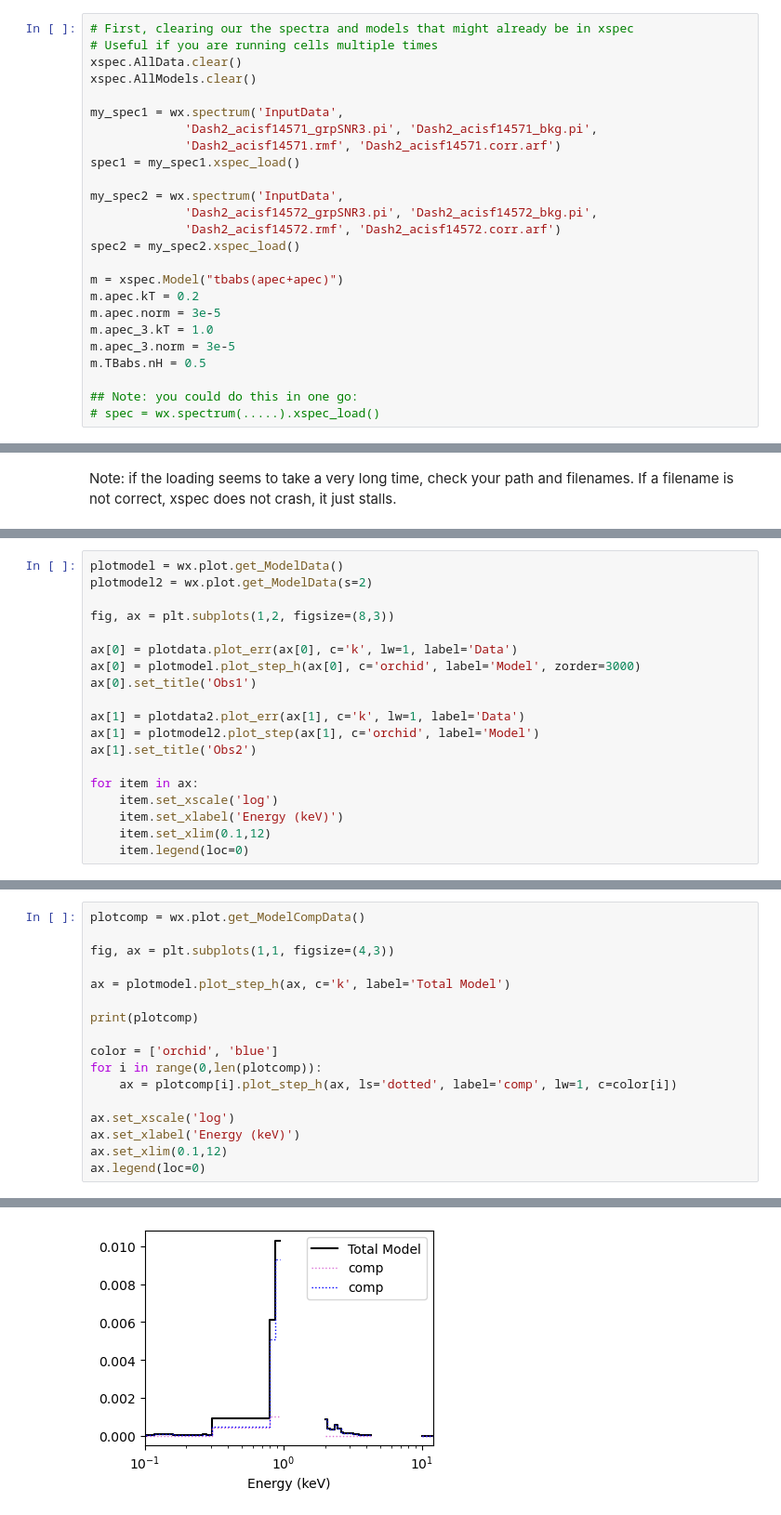
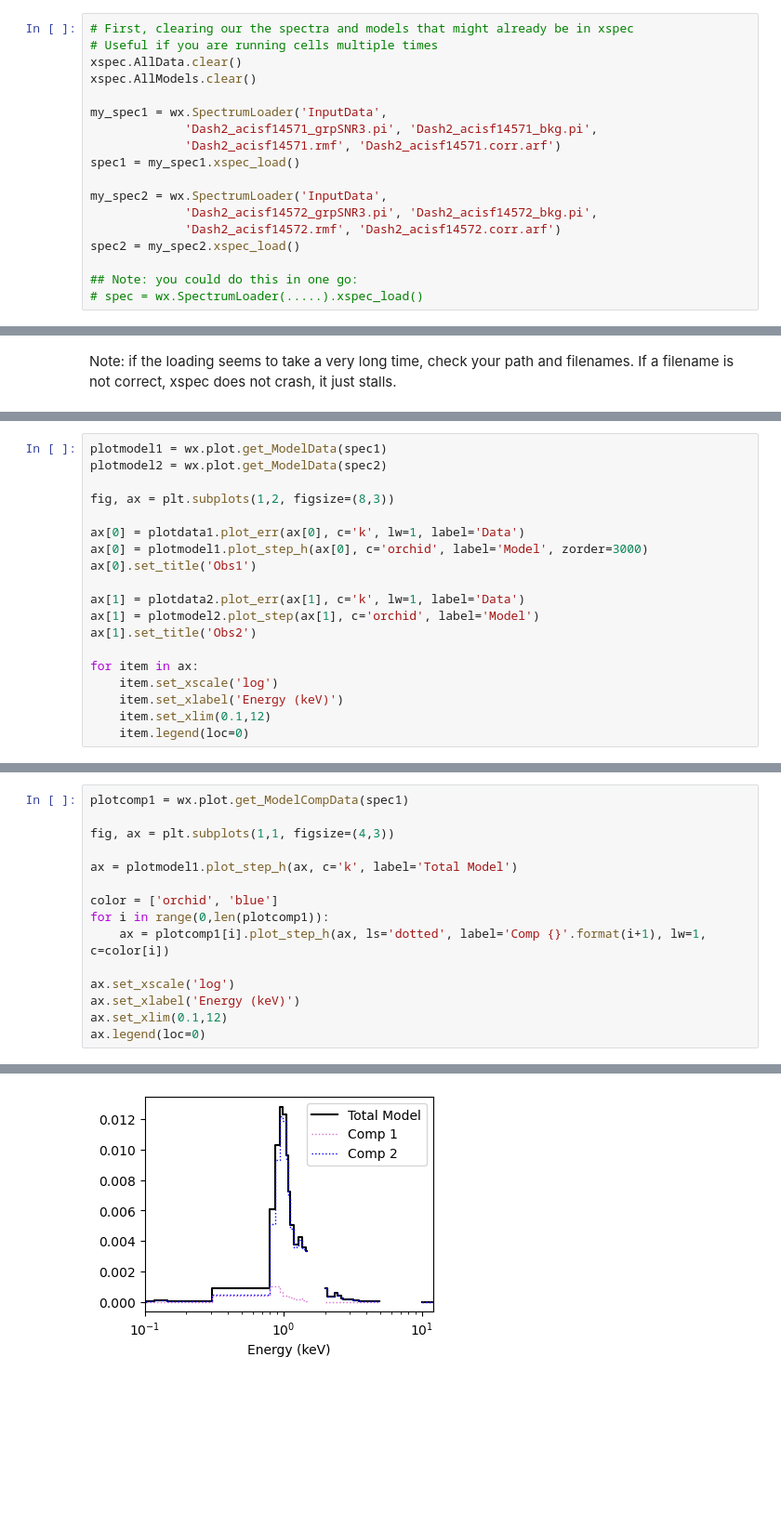
Before and after one commit to veropetit/wrap_xspec, a Jupyter notebook: Tutorials/LoadingSpectrum.ipynb, the cells around one changed output, grey strips where cells are left out. Shown: that part at 93% size. Drawn from its saved outputs; the diff is of its cells as text; blank space fills up the shorter version.

```diff
--- a/Tutorials/LoadingSpectrum.ipynb
+++ b/Tutorials/LoadingSpectrum.ipynb
@@ -30,25 +33,18 @@ import matplotlib.pyplot as plt
 xspec.AllData.clear()
 xspec.AllModels.clear()
 
-my_spec1 = wx.spectrum('InputData',
+my_spec1 = wx.SpectrumLoader('InputData',
              'Dash2_acisf14571_grpSNR3.pi', 'Dash2_acisf14571_bkg.pi',
              'Dash2_acisf14571.rmf', 'Dash2_acisf14571.corr.arf')
 spec1 = my_spec1.xspec_load()
 
-my_spec2 = wx.spectrum('InputData',
+my_spec2 = wx.SpectrumLoader('InputData',
              'Dash2_acisf14572_grpSNR3.pi', 'Dash2_acisf14572_bkg.pi',
              'Dash2_acisf14572.rmf', 'Dash2_acisf14572.corr.arf')
 spec2 = my_spec2.xspec_load()
 
-m = xspec.Model("tbabs(apec+apec)")
-m.apec.kT = 0.2
-m.apec.norm = 3e-5
-m.apec_3.kT = 1.0
-m.apec_3.norm = 3e-5
-m.TBabs.nH = 0.5
-
 ## Note: you could do this in one go:
-# spec = wx.spectrum(.....).xspec_load()
+# spec = wx.SpectrumLoader(.....).xspec_load()
 # %% [output]
 Current path: /Users/vpetit/ASTRO/2-Areas/CodesToMaintain/wrap_xspec/Tutorials
 Moving to /Users/vpetit/ASTRO/2-Areas/CodesToMaintain/wrap_xspec/Tutorials/InputData
@@ -161,11 +198,11 @@ ax.legend(loc=0)
 # %%
-plotmodel = wx.plot.get_ModelData()
-plotmodel2 = wx.plot.get_ModelData(s=2)
+plotmodel1 = wx.plot.get_ModelData(spec1)
+plotmodel2 = wx.plot.get_ModelData(spec2)
 
 fig, ax = plt.subplots(1,2, figsize=(8,3))
 
-ax[0] = plotdata.plot_err(ax[0], c='k', lw=1, label='Data')
-ax[0] = plotmodel.plot_step_h(ax[0], c='orchid', label='Model', zorder=3000)
+ax[0] = plotdata1.plot_err(ax[0], c='k', lw=1, label='Data')
+ax[0] = plotmodel1.plot_step_h(ax[0], c='orchid', label='Model', zorder=3000)
 ax[0].set_title('Obs1')
 
 ax[1] = plotdata2.plot_err(ax[1], c='k', lw=1, label='Data')
@@ -182,15 +221,13 @@ for item in ax:
 # %%
-plotcomp = wx.plot.get_ModelCompData()
+plotcomp1 = wx.plot.get_ModelCompData(spec1)
 
 fig, ax = plt.subplots(1,1, figsize=(4,3))
 
-ax = plotmodel.plot_step_h(ax, c='k', label='Total Model')
-
-print(plotcomp)
+ax = plotmodel1.plot_step_h(ax, c='k', label='Total Model')
 
 color = ['orchid', 'blue']
-for i in range(0,len(plotcomp)):
-    ax = plotcomp[i].plot_step_h(ax, ls='dotted', label='comp', lw=1, c=color[i])
+for i in range(0,len(plotcomp1)):
+    ax = plotcomp1[i].plot_step_h(ax, ls='dotted', label='Comp {}'.format(i+1), lw=1, c=color[i])
 
 ax.set_xscale('log')
 ax.set_xlabel('Energy (keV)')
@@ -203,2 +238,2 @@ ax.legend(loc=0)
-[figure, old version]
+[figure, new version]
 # %% [markdown]
```
Also changed, not shown: parts of 19 cells of this notebook, 2 other files.
